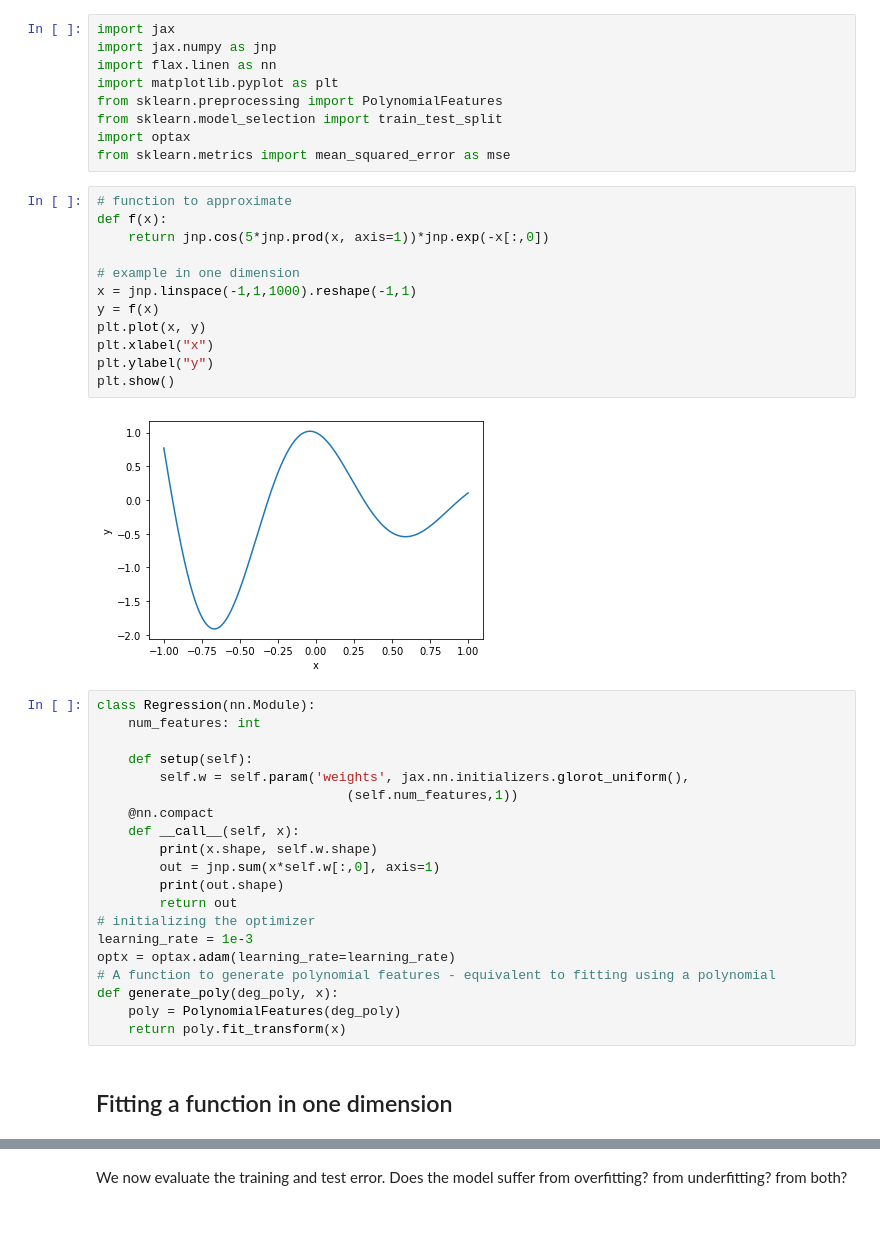
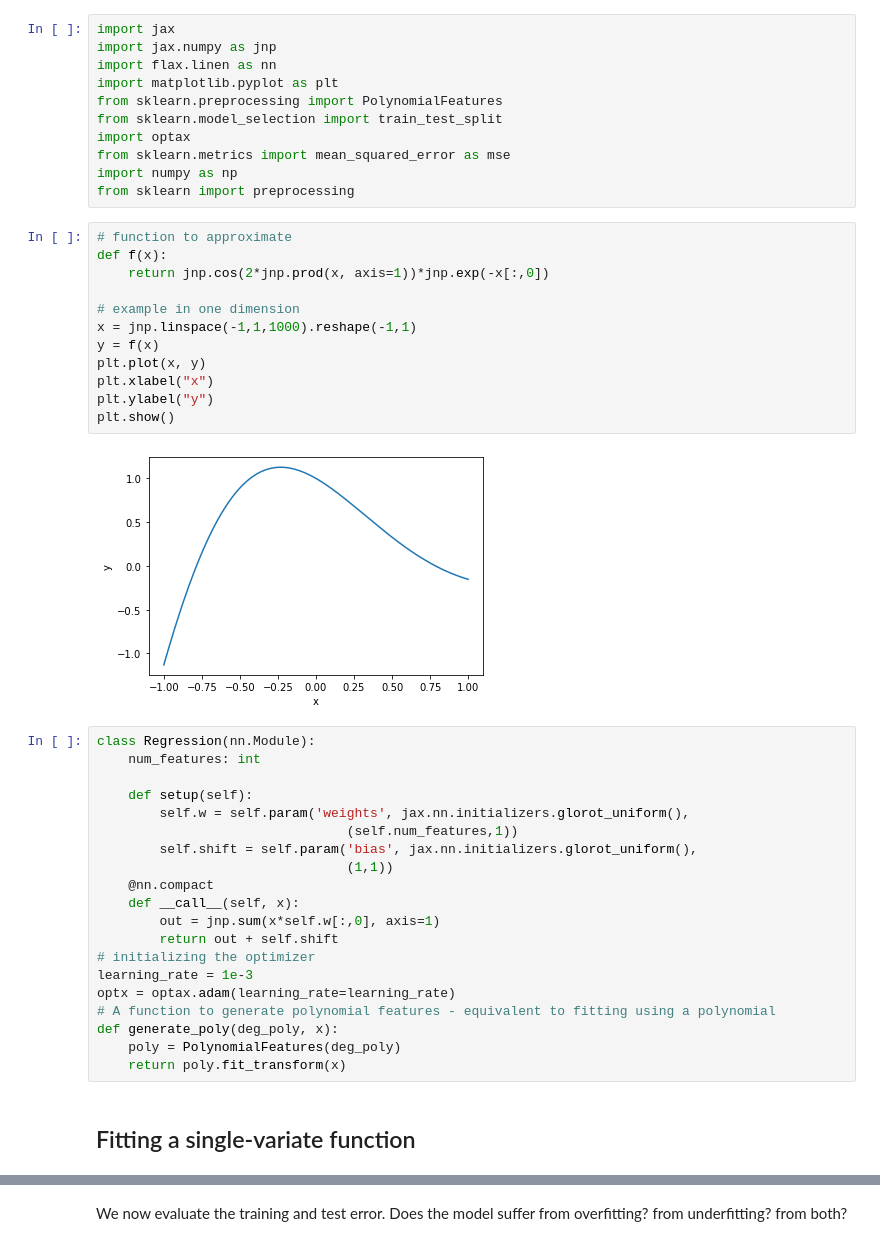
Before and after one commit to Saleh0694/MathML, a Jupyter notebook: Lab/1.1_CoD.ipynb, the cells around one changed output, grey strips where cells are left out. Drawn from its saved outputs; the diff is of its cells as text.

```diff
--- a/Lab/1.1_CoD.ipynb
+++ b/Lab/1.1_CoD.ipynb
@@ -7,20 +7,22 @@ from sklearn.preprocessing import PolynomialFeatures
 from sklearn.model_selection import train_test_split
 import optax
 from sklearn.metrics import mean_squared_error as mse
+import numpy as np
+from sklearn import preprocessing
 # %%
 # function to approximate
 def f(x):
-    return jnp.cos(5*jnp.prod(x, axis=1))*jnp.exp(-x[:,0])
+    return jnp.cos(2*jnp.prod(x, axis=1))*jnp.exp(-x[:,0])
 
 # example in one dimension
 x = jnp.linspace(-1,1,1000).reshape(-1,1)
 y = f(x)
 plt.plot(x, y)
 plt.xlabel("x")
 plt.ylabel("y")
 plt.show()
 # %% [output]
-[figure, old version]
+[figure, new version]
 # %%
 class Regression(nn.Module):
     num_features: int
@@ -28,12 +30,12 @@ class Regression(nn.Module):
     def setup(self):
         self.w = self.param('weights', jax.nn.initializers.glorot_uniform(),
                                 (self.num_features,1))
+        self.shift = self.param('bias', jax.nn.initializers.glorot_uniform(),
+                                (1,1))
     @nn.compact
     def __call__(self, x):
-        print(x.shape, self.w.shape)
         out = jnp.sum(x*self.w[:,0], axis=1)
-        print(out.shape)
-        return out
+        return out + self.shift
 # initializing the optimizer
 learning_rate = 1e-3
 optx = optax.adam(learning_rate=learning_rate)
@@ -42,6 +44,6 @@ def generate_poly(deg_poly, x):
     poly = PolynomialFeatures(deg_poly)
     return poly.fit_transform(x)
 # %% [markdown]
-## Fitting a function in one dimension
+## Fitting a single-variate function
 # %%
 #training data
```
Also changed, not shown: parts of 9 cells of this notebook.
